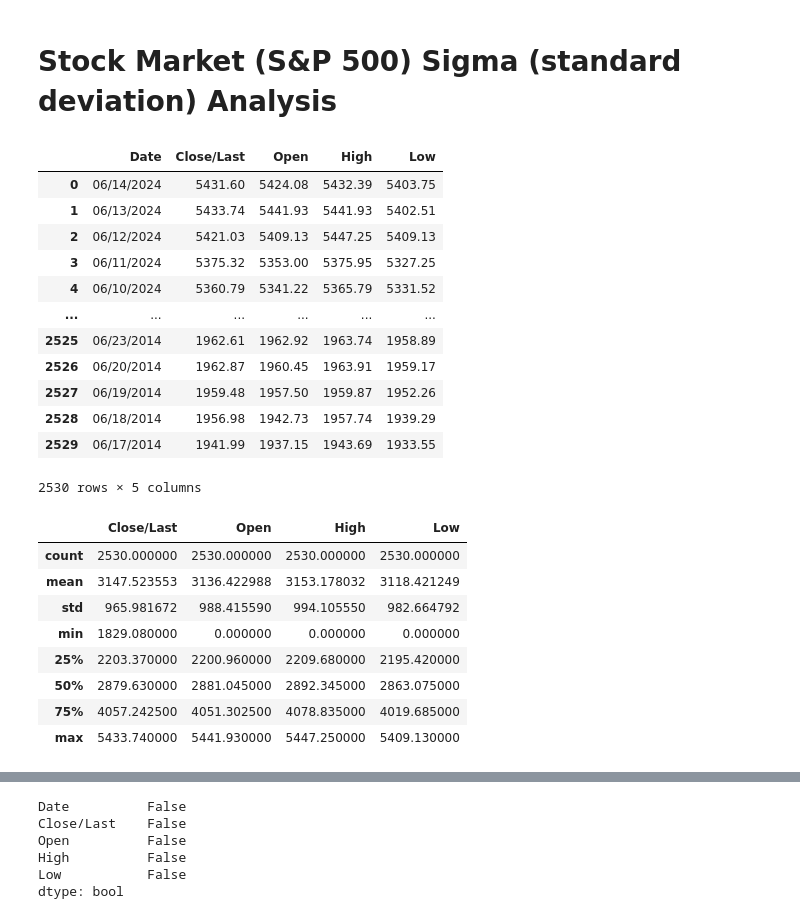
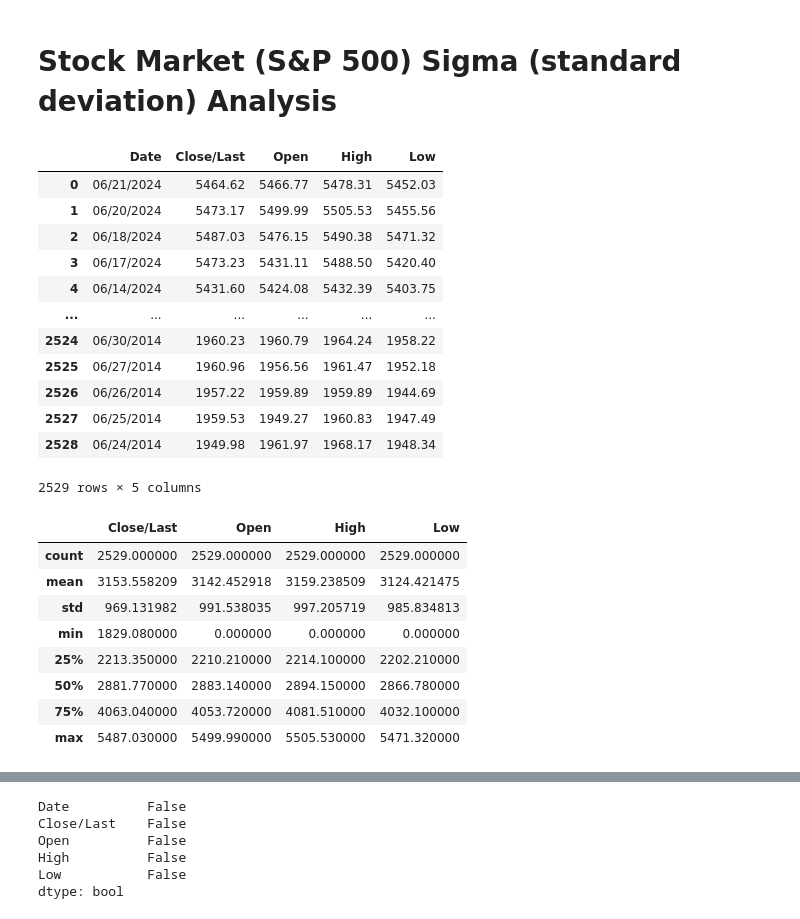
Before and after one commit to JohnBroberg/StockMarketSigma, a Jupyter notebook: StockMarketSigma.ipynb, the cells around one changed output, grey strips where cells are left out. Drawn from its saved outputs; the diff is of its cells as text; code cells hidden in the pictures.

```diff
--- a/StockMarketSigma.ipynb
+++ b/StockMarketSigma.ipynb
@@ -4,58 +4,58 @@
 #created by John Broberg on 2022-05-29
 #inspired by "LET THE WILD RUMPUS BEGIN" by JEREMY GRANTHAM of GMO
 #ref. https://www.gmo.com/globalassets/articles/viewpoints/2022/gmo_let-the-wild-rumpus-begin_1-22.pdf
 
 #https://www.gmo.com/americas/research-library/entering-the-superbubbles-final-act/
 #"...superbubbles – 2.5 to 3 sigma events..."
 #"...ordinary 2 sigma bubbles..."
 #"Ordinary bubbles are, to us, those that reach a 2 sigma deviation from trend. Superbubbles reach 2.5 sigma or greater."
 
 #source data: https://www.nasdaq.com/market-activity/index/spx/historical
 
 #cd
 #cd git/StockMarketSigma
 #git pull https://github.com/JohnBroberg/StockMarketSigma.git
 
 #Get trendline equation
 #https://stackoverflow.com/questions/49460596/add-trendline-with-equation-in-2d-array
 #https://stackoverflow.com/questions/26447191/how-to-add-trendline-in-python-matplotlib-dot-scatter-graphs
 
 
 import pandas as pd
 import numpy as np
 import matplotlib.pyplot as plt
 import seaborn as sns
 
-data = 'HistoricalData_1718671053685.csv'
+data = 'HistoricalData_1719274624212.csv'
 df = pd.read_csv(data)
 
 df
 # %% [output]
 |  | Date | Close/Last | Open | High | Low |
-| 0 | 06/14/2024 | 5431.60 | 5424.08 | 5432.39 | 5403.75 |
-| 1 | 06/13/2024 | 5433.74 | 5441.93 | 5441.93 | 5402.51 |
-| 2 | 06/12/2024 | 5421.03 | 5409.13 | 5447.25 | 5409.13 |
-| 3 | 06/11/2024 | 5375.32 | 5353.00 | 5375.95 | 5327.25 |
-| 4 | 06/10/2024 | 5360.79 | 5341.22 | 5365.79 | 5331.52 |
+| 0 | 06/21/2024 | 5464.62 | 5466.77 | 5478.31 | 5452.03 |
+| 1 | 06/20/2024 | 5473.17 | 5499.99 | 5505.53 | 5455.56 |
+| 2 | 06/18/2024 | 5487.03 | 5476.15 | 5490.38 | 5471.32 |
+| 3 | 06/17/2024 | 5473.23 | 5431.11 | 5488.50 | 5420.40 |
+| 4 | 06/14/2024 | 5431.60 | 5424.08 | 5432.39 | 5403.75 |
 | ... | ... | ... | ... | ... | ... |
-| 2525 | 06/23/2014 | 1962.61 | 1962.92 | 1963.74 | 1958.89 |
-| 2526 | 06/20/2014 | 1962.87 | 1960.45 | 1963.91 | 1959.17 |
-| 2527 | 06/19/2014 | 1959.48 | 1957.50 | 1959.87 | 1952.26 |
-| 2528 | 06/18/2014 | 1956.98 | 1942.73 | 1957.74 | 1939.29 |
-| 2529 | 06/17/2014 | 1941.99 | 1937.15 | 1943.69 | 1933.55 |
+| 2524 | 06/30/2014 | 1960.23 | 1960.79 | 1964.24 | 1958.22 |
+| 2525 | 06/27/2014 | 1960.96 | 1956.56 | 1961.47 | 1952.18 |
+| 2526 | 06/26/2014 | 1957.22 | 1959.89 | 1959.89 | 1944.69 |
+| 2527 | 06/25/2014 | 1959.53 | 1949.27 | 1960.83 | 1947.49 |
+| 2528 | 06/24/2014 | 1949.98 | 1961.97 | 1968.17 | 1948.34 |
-2530 rows × 5 columns
+2529 rows × 5 columns
 # %%
 df.describe()
 # %% [output]
 |  | Close/Last | Open | High | Low |
-| count | 2530.000000 | 2530.000000 | 2530.000000 | 2530.000000 |
-| mean | 3147.523553 | 3136.422988 | 3153.178032 | 3118.421249 |
-| std | 965.981672 | 988.415590 | 994.105550 | 982.664792 |
+| count | 2529.000000 | 2529.000000 | 2529.000000 | 2529.000000 |
+| mean | 3153.558209 | 3142.452918 | 3159.238509 | 3124.421475 |
+| std | 969.131982 | 991.538035 | 997.205719 | 985.834813 |
 | min | 1829.080000 | 0.000000 | 0.000000 | 0.000000 |
-| 25% | 2203.370000 | 2200.960000 | 2209.680000 | 2195.420000 |
-| 50% | 2879.630000 | 2881.045000 | 2892.345000 | 2863.075000 |
-| 75% | 4057.242500 | 4051.302500 | 4078.835000 | 4019.685000 |
-| max | 5433.740000 | 5441.930000 | 5447.250000 | 5409.130000 |
+| 25% | 2213.350000 | 2210.210000 | 2214.100000 | 2202.210000 |
+| 50% | 2881.770000 | 2883.140000 | 2894.150000 | 2866.780000 |
+| 75% | 4063.040000 | 4053.720000 | 4081.510000 | 4032.100000 |
+| max | 5487.030000 | 5499.990000 | 5505.530000 | 5471.320000 |
 # %%
 #remove holidays (Open == 0)
 
```
Also changed, not shown: parts of 14 cells of this notebook, 2 other files.
